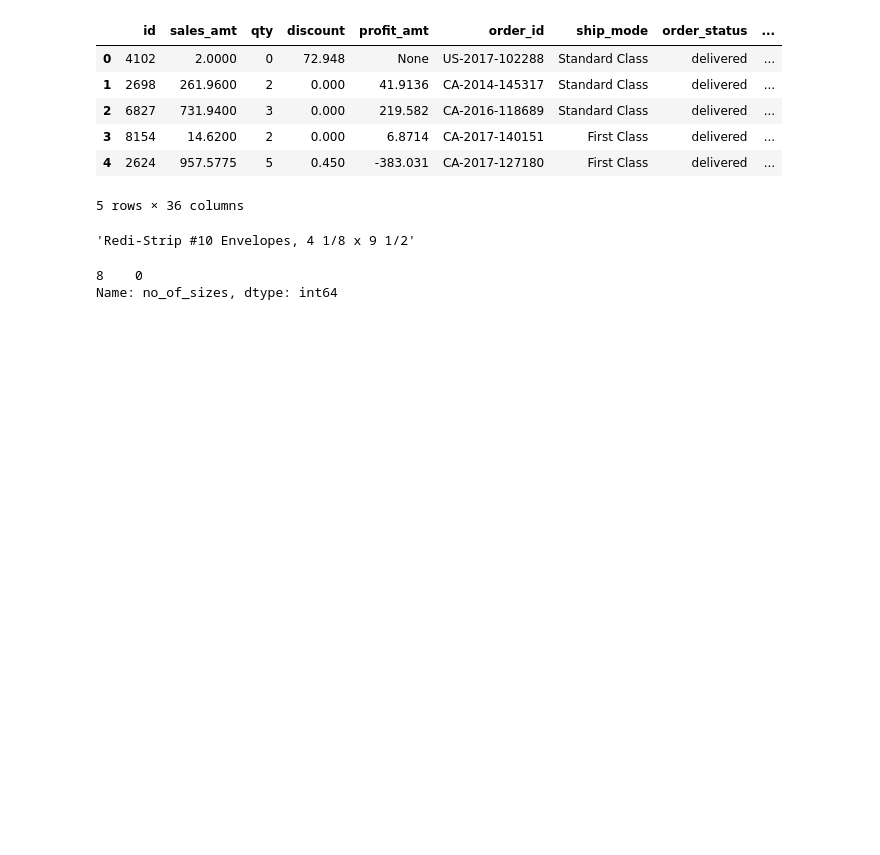
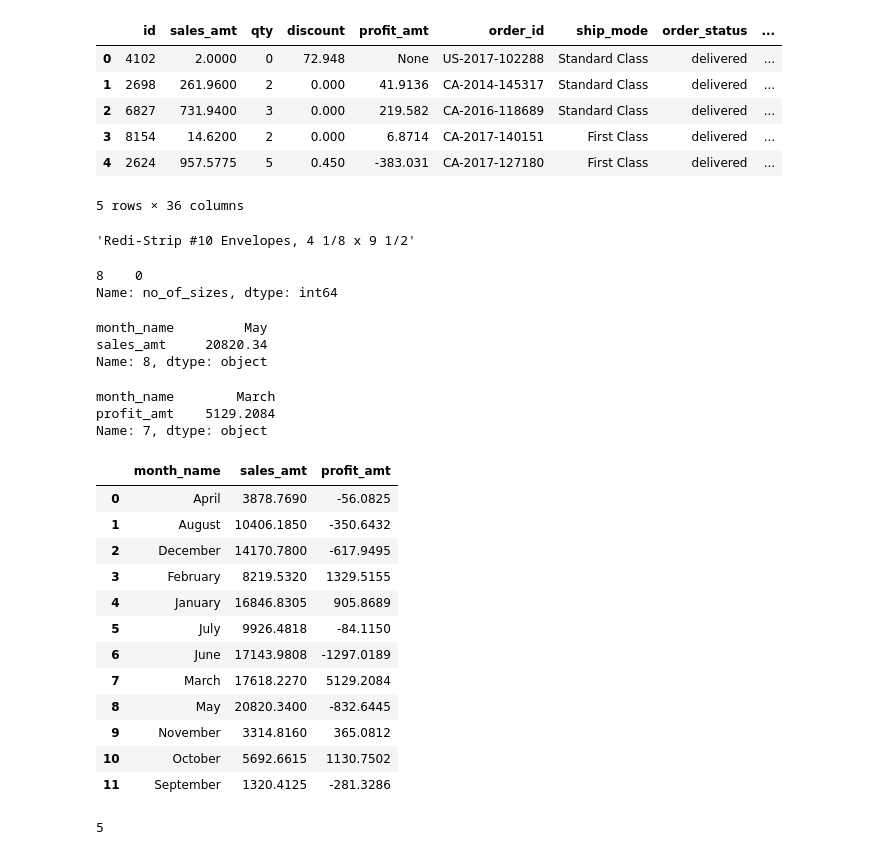
Before and after one commit to Boddulasankeerthana/Boddulasankeerthana_globalmart_processing, a Jupyter notebook: functions.ipynb, the cells around one changed output. Cells and saved outputs as stored; diff of their text form; code cells hidden in the pictures; blank space fills up the shorter version.

```diff
--- a/functions.ipynb
+++ b/functions.ipynb
@@ -113,0 +162,48 @@ Name: no_of_sizes, dtype: int64
+# %%
+highest_sales_df = sales_df.groupby(["month_name"], as_index = False)["sales_amt"].sum()
+print(highest_sales_df.loc[highest_sales_df["sales_amt"].idxmax()])
+# %% [output]
+month_name         May
+sales_amt     20820.34
+Name: 8, dtype: object
+# %%
+# Convert "profit_amt" column to numeric type
+sales_df["profit_amt"] = pd.to_numeric(sales_df["profit_amt"], errors="coerce")
+
+# Group by month and calculate sum of profit
+highest_profit_df = sales_df.groupby(["month_name"], as_index=False)["profit_amt"].sum()
+
+# Find the row with the highest profit
+max_profit_row = highest_profit_df.loc[highest_profit_df["profit_amt"].idxmax()]
+
+print(max_profit_row)
+# %% [output]
+month_name        March
+profit_amt    5129.2084
+Name: 7, dtype: object
+# %%
+month_wise_data = sales_df.groupby("month_name").agg({"sales_amt": sum, "profit_amt": sum}).reset_index()
+# %%
+month_wise_data
+# %% [output]
+|  | month_name | sales_amt | profit_amt |
+| 0 | April | 3878.7690 | -56.0825 |
+| 1 | August | 10406.1850 | -350.6432 |
+| 2 | December | 14170.7800 | -617.9495 |
+| 3 | February | 8219.5320 | 1329.5155 |
+| 4 | January | 16846.8305 | 905.8689 |
+| 5 | July | 9926.4818 | -84.1150 |
+| 6 | June | 17143.9808 | -1297.0189 |
+| 7 | March | 17618.2270 | 5129.2084 |
+| 8 | May | 20820.3400 | -832.6445 |
+| 9 | November | 3314.8160 | 365.0812 |
+| 10 | October | 5692.6615 | 1130.7502 |
+| 11 | September | 1320.4125 | -281.3286 |
+# %%
+# Calculate profit margin
+month_wise_data['profit_margin'] = (month_wise_data['profit_amt'] / month_wise_data['sales_amt']) * 100
+
+# Positive profit margin
+month_wise_data[month_wise_data['profit_margin'] > 0].shape[0]
+# %% [output]
+5
```
Also changed, not shown: parts of 9 cells of this notebook, 1 other file.
